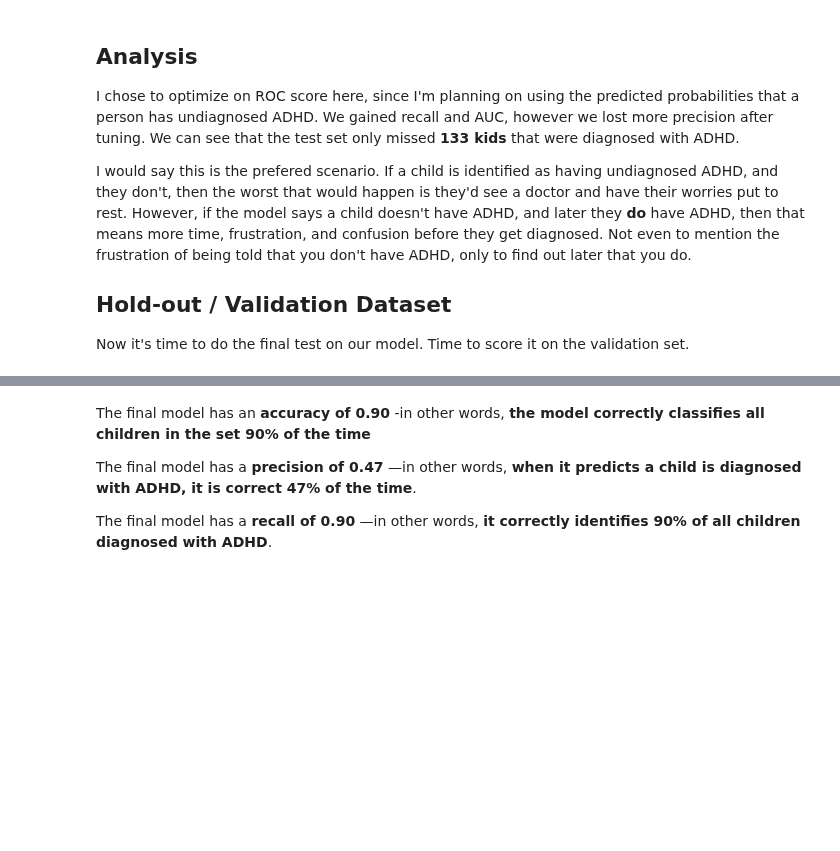
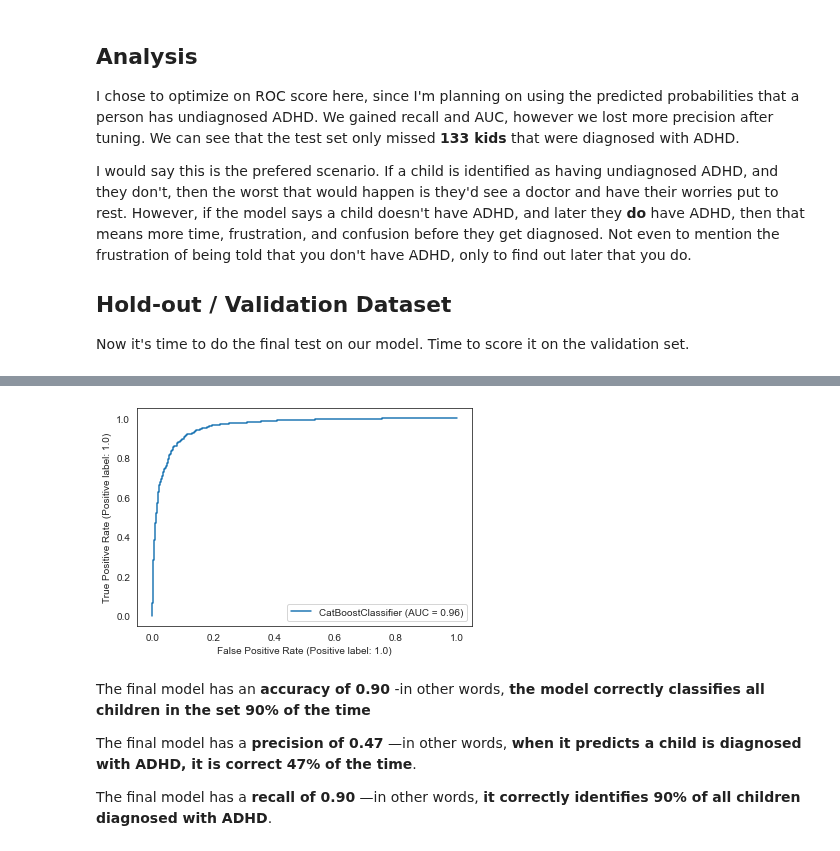
Before and after one commit to austint1121/Undiagnosed-ADHD-Identification, a Jupyter notebook: ADHD_Classification.ipynb, the cells around one changed output, grey strips where cells are left out. Saved outputs shown, nothing was run; the diff lists cells and outputs as text; code cells hidden in the pictures; blank space fills up the shorter version.

```diff
--- a/ADHD_Classification.ipynb
+++ b/ADHD_Classification.ipynb
@@ -945,3 +947,8 @@ ROC AUC: 0.96
+# %%
+# Using sklearn function to plot ROC curve from model & data
+final_roc_curve = RocCurveDisplay.from_estimator(estimator=final_model, X=X_val, y=y_val)
+# %% [output]
+[figure, added]
 # %%
 # Save the final model
 # final_model.save_model('../Model/final_model.cbm', format='cbm')
```
Also changed, not shown: parts of 7 cells of this notebook.
